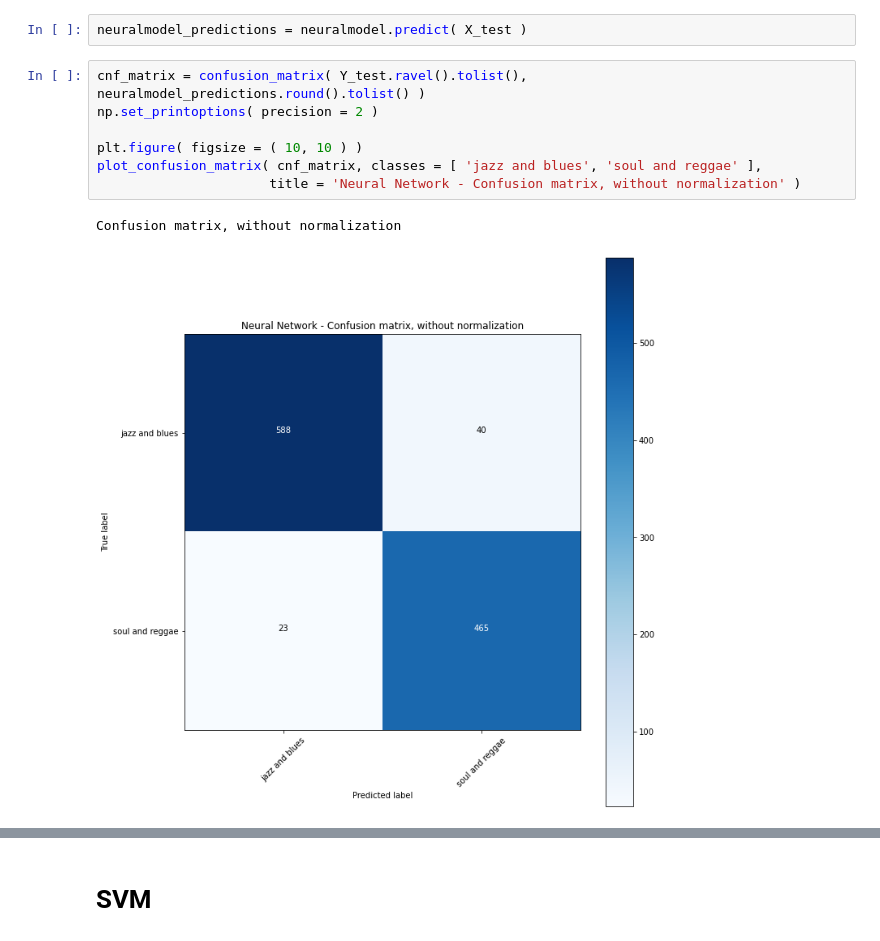
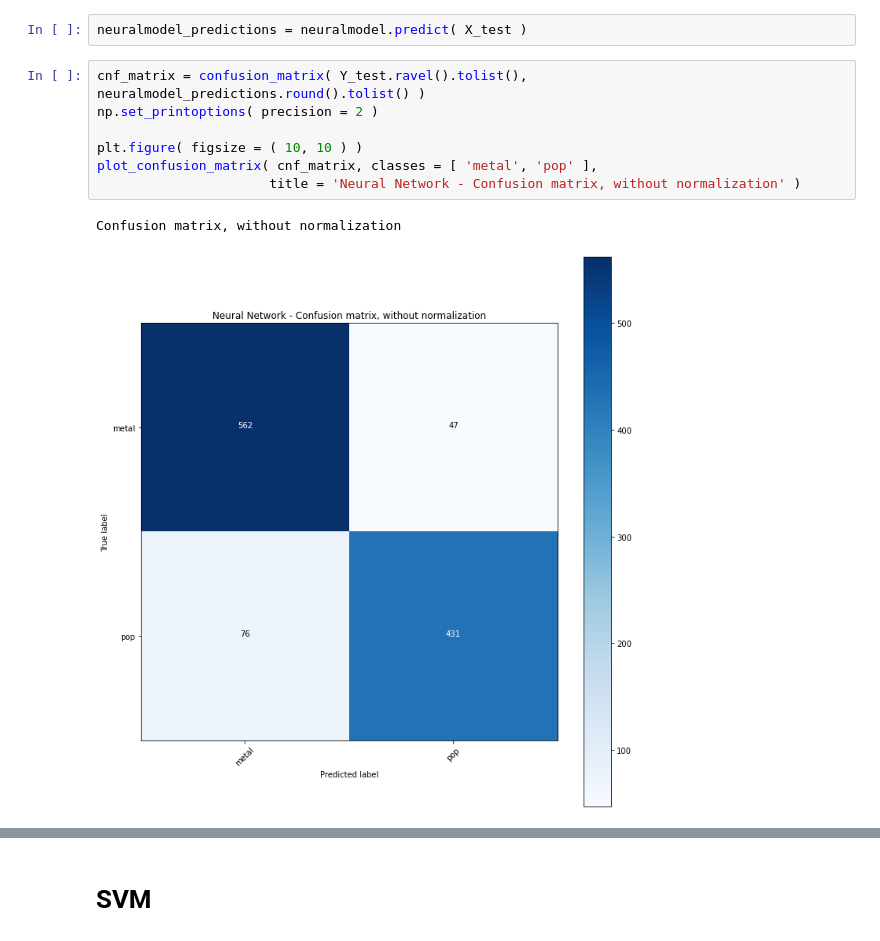
Before and after one commit to antoniomata99/taller2-unbosquebd2, a Jupyter notebook: Music.ipynb, the cells around one changed output, grey strips where cells are left out. Cells and saved outputs as stored; diff of their text form.

```diff
--- a/Music.ipynb
+++ b/Music.ipynb
@@ -375,13 +386,13 @@ neuralmodel_predictions = neuralmodel.predict( X_test )
 # %%
 cnf_matrix = confusion_matrix( Y_test.ravel().tolist(), neuralmodel_predictions.round().tolist() )
 np.set_printoptions( precision = 2 )
 
 plt.figure( figsize = ( 10, 10 ) )
-plot_confusion_matrix( cnf_matrix, classes = [ 'jazz and blues', 'soul and reggae' ],
+plot_confusion_matrix( cnf_matrix, classes = [ 'metal', 'pop' ],
                       title = 'Neural Network - Confusion matrix, without normalization' )
 # %% [output]
 Confusion matrix, without normalization
-[figure, old version]
+[figure, new version]
 # %%
 accuracy_score( Y_test.tolist(), neuralmodel_predictions )
 # %% [output]
```
Also changed, not shown: parts of 41 cells of this notebook, 1 other file.
